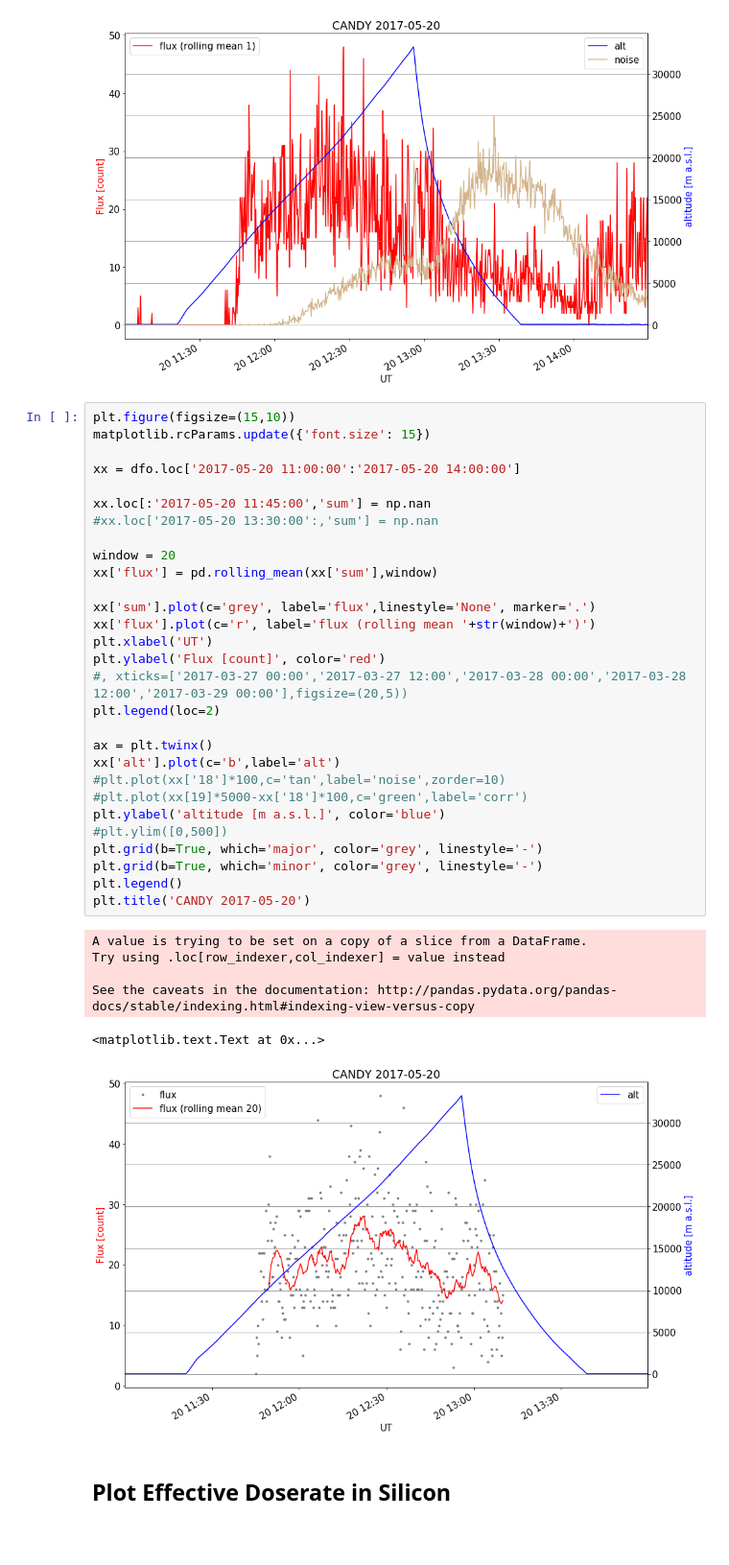
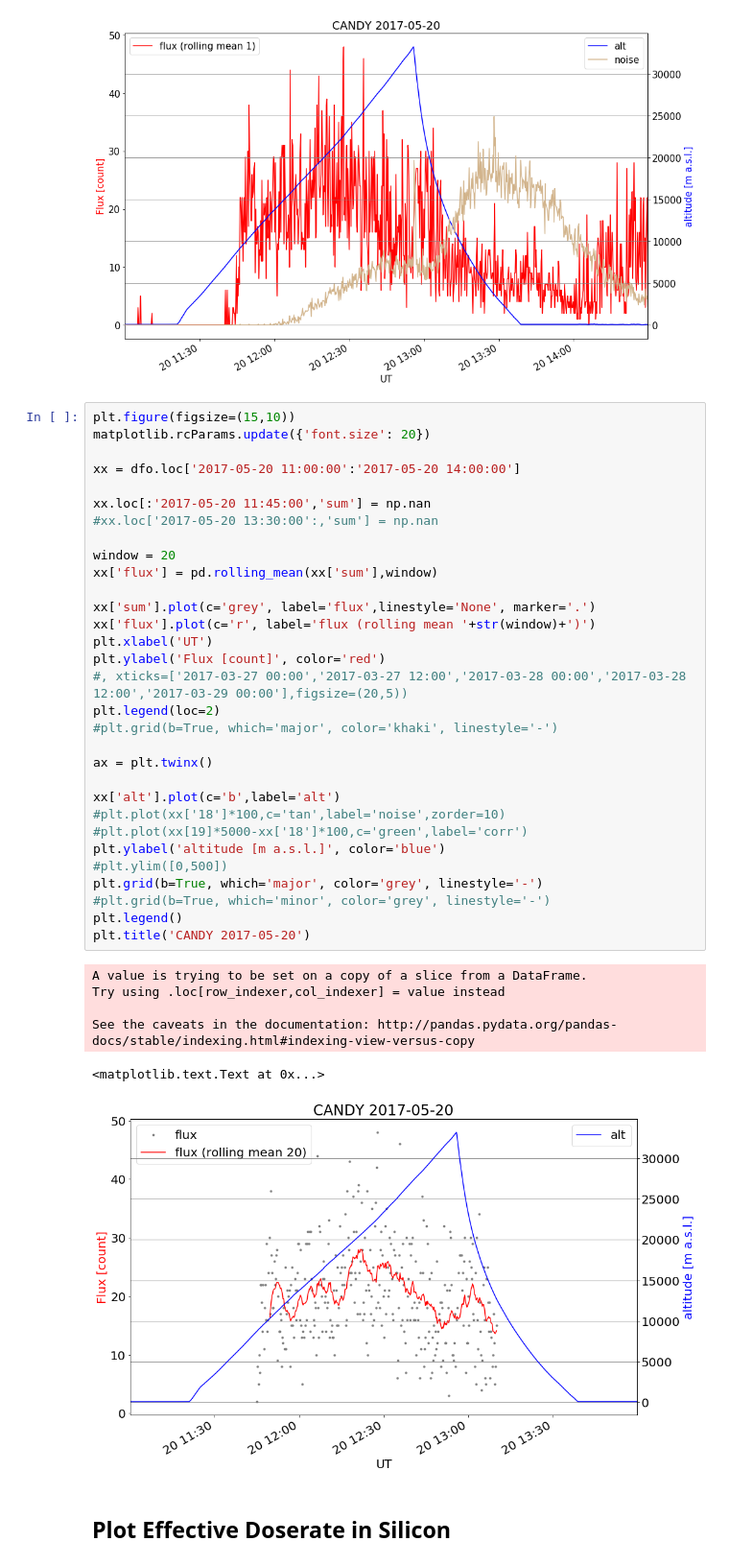
Before and after one commit to ODZ-UJF-AV-CR/AIRDOS-parser, a Jupyter notebook: CANDY_balon_polsko.ipynb, the cells around one changed output. Shown at 96% size. Saved outputs shown, nothing was run; the diff lists cells and outputs as text; blank space fills up the shorter version.

```diff
--- a/CANDY_balon_polsko.ipynb
+++ b/CANDY_balon_polsko.ipynb
@@ -292,40 +292,42 @@ See the caveats in the documentation: http://pandas.pydata.org/pandas-docs/stabl
 [figure]
 # %%
 plt.figure(figsize=(15,10))
-matplotlib.rcParams.update({'font.size': 15})
+matplotlib.rcParams.update({'font.size': 20})
 
 xx = dfo.loc['2017-05-20 11:00:00':'2017-05-20 14:00:00']
 
 xx.loc[:'2017-05-20 11:45:00','sum'] = np.nan
 #xx.loc['2017-05-20 13:30:00':,'sum'] = np.nan
 
 window = 20
 xx['flux'] = pd.rolling_mean(xx['sum'],window)
 
 xx['sum'].plot(c='grey', label='flux',linestyle='None', marker='.')
 xx['flux'].plot(c='r', label='flux (rolling mean '+str(window)+')')
 plt.xlabel('UT')
 plt.ylabel('Flux [count]', color='red')
 #, xticks=['2017-03-27 00:00','2017-03-27 12:00','2017-03-28 00:00','2017-03-28 12:00','2017-03-29 00:00'],figsize=(20,5))
 plt.legend(loc=2)
+#plt.grid(b=True, which='major', color='khaki', linestyle='-')
 
 ax = plt.twinx()
+
 xx['alt'].plot(c='b',label='alt')
 #plt.plot(xx['18']*100,c='tan',label='noise',zorder=10)
 #plt.plot(xx[19]*5000-xx['18']*100,c='green',label='corr')
 plt.ylabel('altitude [m a.s.l.]', color='blue')
 #plt.ylim([0,500])
 plt.grid(b=True, which='major', color='grey', linestyle='-')
-plt.grid(b=True, which='minor', color='grey', linestyle='-')
+#plt.grid(b=True, which='minor', color='grey', linestyle='-')
 plt.legend()
 plt.title('CANDY 2017-05-20')
 # %% [output]
 A value is trying to be set on a copy of a slice from a DataFrame.
 Try using .loc[row_indexer,col_indexer] = value instead
 
 See the caveats in the documentation: http://pandas.pydata.org/pandas-docs/stable/indexing.html#indexing-view-versus-copy
 <matplotlib.text.Text at 0x...>
-[figure, old version]
+[figure, new version]
 # %% [markdown]
 ## Plot Effective Doserate in Silicon
 # %%
```
Also changed, not shown: 1 other file.
